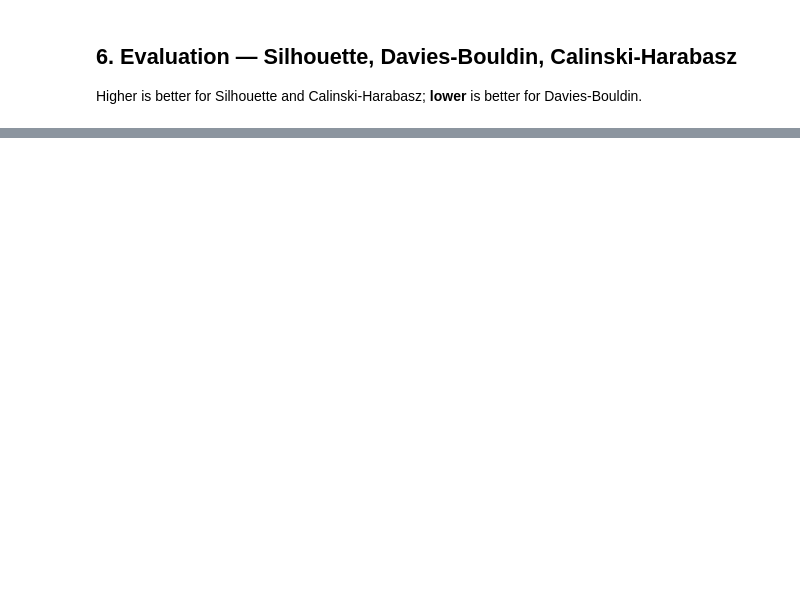
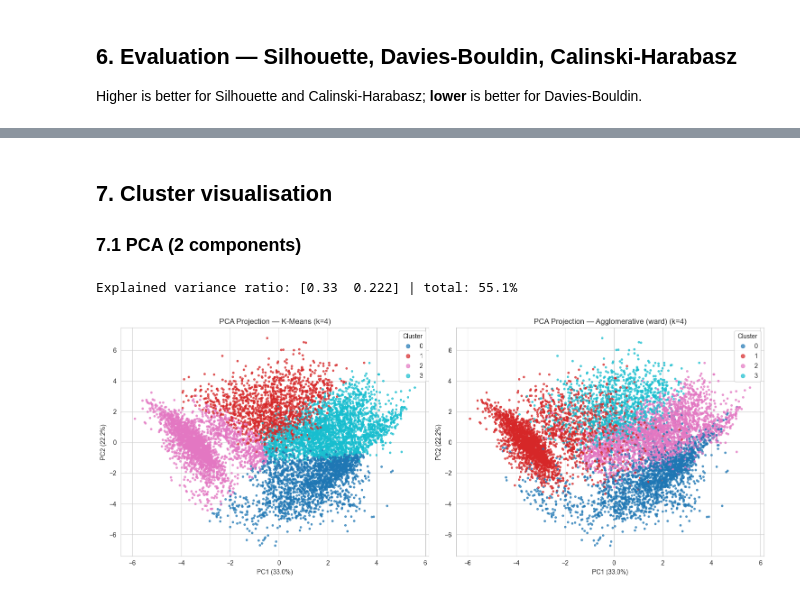
Before and after one commit to VikashChowdri/ML_Capstone, a Jupyter notebook: notebooks/clustering.ipynb, the cells around one changed output, grey strips where cells are left out. Cells and saved outputs as stored; diff of their text form; code cells hidden in the pictures; blank space fills up the shorter version.

Commit message:
2D PCA/t-SNE manifold projections and segment profiling heatmaps

```diff
--- a/notebooks/clustering.ipynb
+++ b/notebooks/clustering.ipynb
@@ -172,0 +295,21 @@ print("Agreement between the two clusterings (Adjusted Rand Index): %.4f" % adju
+# %% [markdown]
+## 7. Cluster visualisation
+### 7.1 PCA (2 components)
+# %%
+pca = PCA(n_components=2, random_state=RANDOM_STATE)
+X_pca = pca.fit_transform(X)
+print("Explained variance ratio:", pca.explained_variance_ratio_.round(3),
+      "| total: %.1f%%" % (100 * pca.explained_variance_ratio_.sum()))
+
+fig, axes = plt.subplots(1, 2, figsize=(15, 6))
+for ax, labels, title in zip(axes, [km_labels, agg_labels],
+                             ['K-Means', f'Agglomerative ({BEST_LINKAGE})']):
+    sc = ax.scatter(X_pca[:, 0], X_pca[:, 1], c=labels, cmap='tab10', s=8, alpha=0.7)
+    ax.set_title(f'PCA Projection — {title} (k={K_CHOSEN})')
+    ax.set_xlabel(f'PC1 ({pca.explained_variance_ratio_[0]*100:.1f}%)')
+    ax.set_ylabel(f'PC2 ({pca.explained_variance_ratio_[1]*100:.1f}%)')
+    ax.legend(*sc.legend_elements(), title='Cluster', loc='best')
+plt.tight_layout(); plt.show()
+# %% [output]
+Explained variance ratio: [0.33  0.222] | total: 55.1%
+[figure, added]
```
Also changed, not shown: parts of 21 cells of this notebook.
